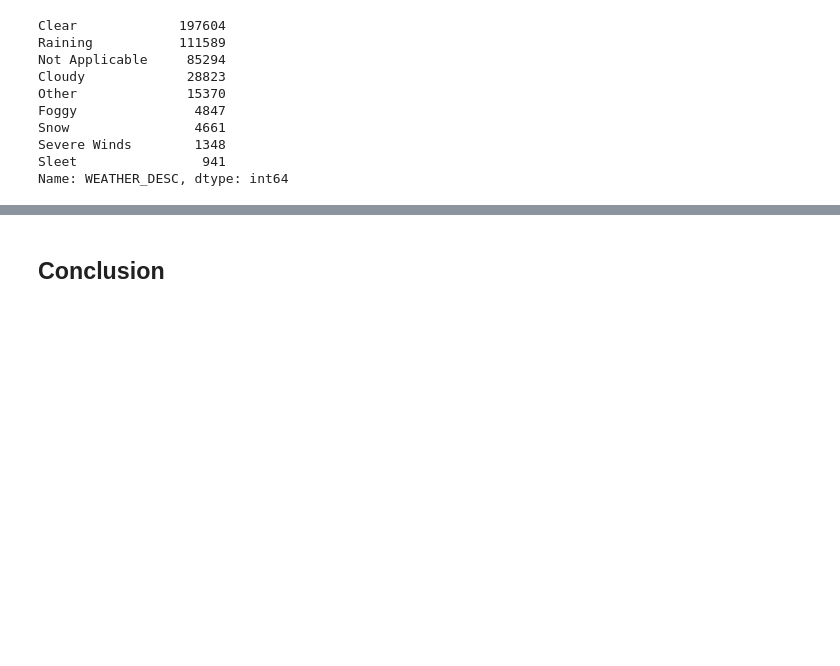
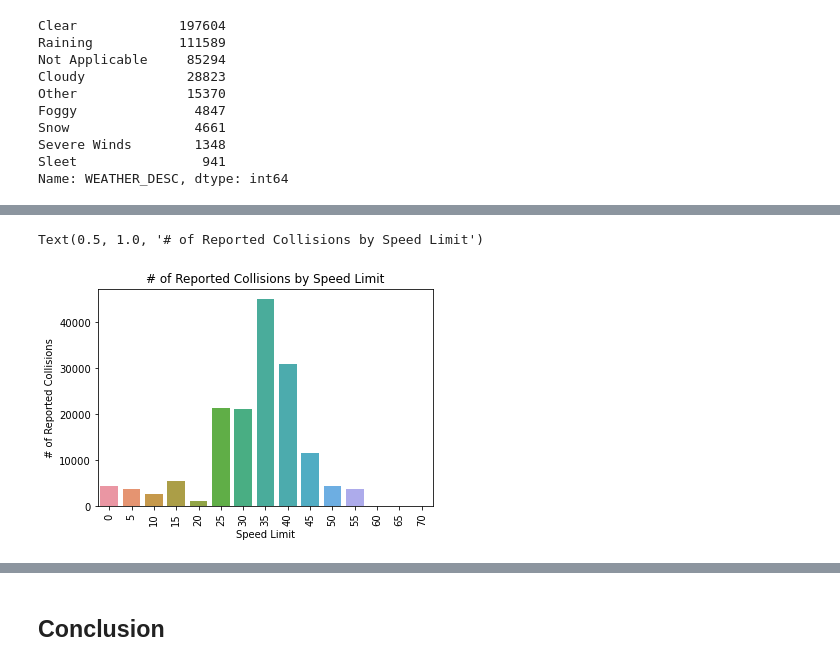
Before and after one commit to mattf4171/Montgomery-County-Collision-Analysis, a Jupyter notebook: analysis.ipynb, the cells around one changed output, grey strips where cells are left out. Drawn from its saved outputs; the diff is of its cells as text; code cells hidden in the pictures; blank space fills up the shorter version.

```diff
--- a/analysis.ipynb
+++ b/analysis.ipynb
@@ -210,3 +186,15 @@ Text(0, 0.5, '# of Reports Log 10')
+# %%
+#Number of Collisions by Speed Limit Graph
+x3 = df_county["Speed Limit"].value_counts().index
+y3 = df_county["Speed Limit"].value_counts().values
+chart = sns.barplot(x=x3,y=y3)
+plt.xticks(rotation=90)
+plt.xlabel("Speed Limit")
+plt.ylabel("# of Reported Collisions")
+plt.title("# of Reported Collisions by Speed Limit")
+# %% [output]
+Text(0.5, 1.0, '# of Reported Collisions by Speed Limit')
+[figure, added]
 # %%
 #Simple Vehicle Body Type vs. # of Accidents
 df_county['Simple Vehicle Body Type'].value_counts().plot.bar()
```
Also changed, not shown: parts of 21 cells of this notebook.
